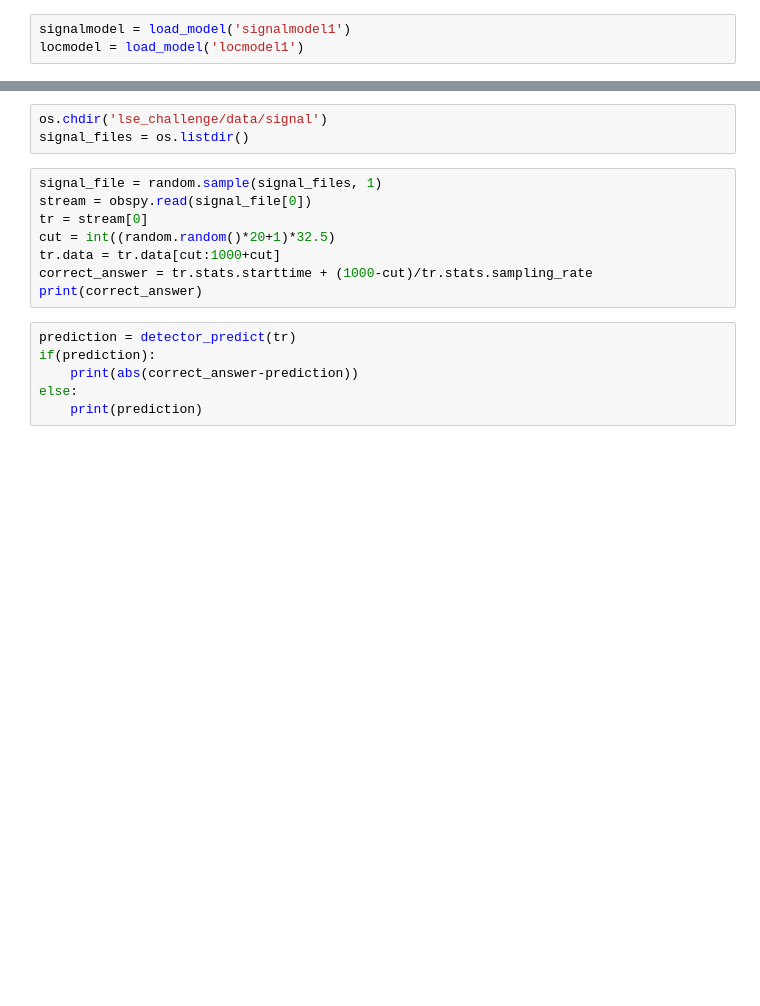
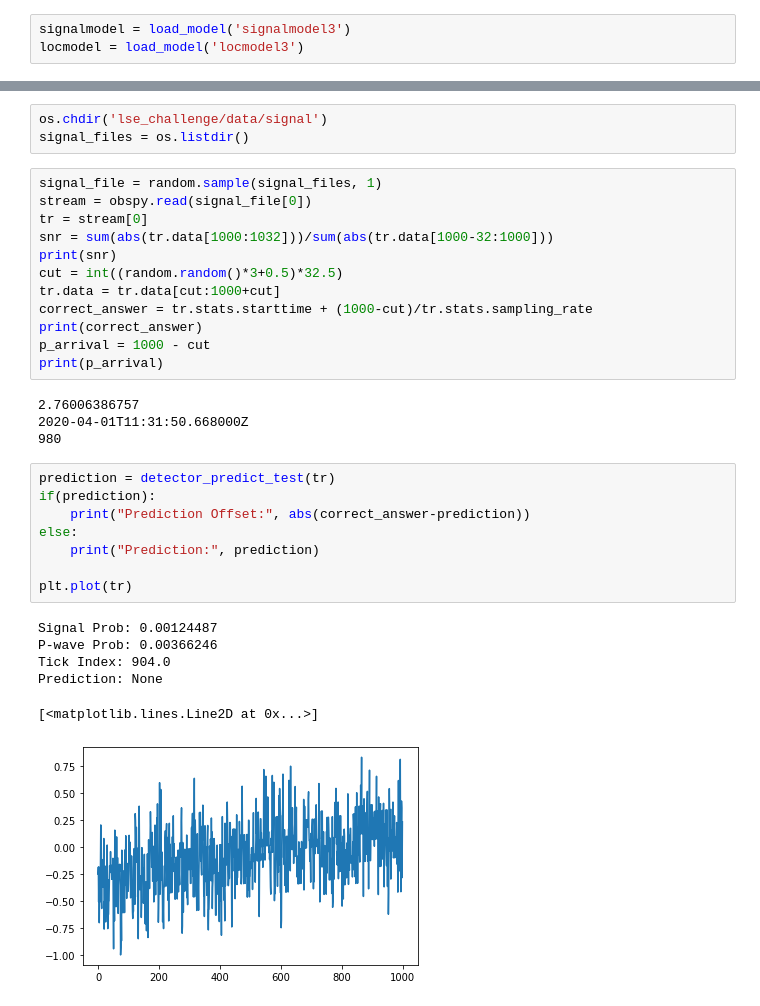
Before and after one commit to albertlk/grillochallenge, a Jupyter notebook: Detect_Predict.ipynb, the cells around one changed output, grey strips where cells are left out. Drawn from its saved outputs; the diff is of its cells as text; blank space fills up the shorter version.

Commit message:
Retrained models on a larger dataset, tuned detector script to work with validate.py

```diff
--- a/Detect_Predict.ipynb
+++ b/Detect_Predict.ipynb
@@ -11,5 +14,5 @@ os.getcwd()
 import warnings
 warnings.filterwarnings("ignore")
 # %%
-signalmodel = load_model('signalmodel1')
-locmodel = load_model('locmodel1')
+signalmodel = load_model('signalmodel3')
+locmodel = load_model('locmodel3')
@@ -98,13 +115,30 @@ signal_files = os.listdir()
 signal_file = random.sample(signal_files, 1)
 stream = obspy.read(signal_file[0])
 tr = stream[0]
-cut = int((random.random()*20+1)*32.5)
+snr = sum(abs(tr.data[1000:1032]))/sum(abs(tr.data[1000-32:1000]))
+print(snr)
+cut = int((random.random()*3+0.5)*32.5)
 tr.data = tr.data[cut:1000+cut]
 correct_answer = tr.stats.starttime + (1000-cut)/tr.stats.sampling_rate
 print(correct_answer)
+p_arrival = 1000 - cut
+print(p_arrival)
+# %% [output]
+2.76006386757
+2020-04-01T11:31:50.668000Z
+980
 # %%
-prediction = detector_predict(tr)
+prediction = detector_predict_test(tr)
 if(prediction):
-    print(abs(correct_answer-prediction))
+    print("Prediction Offset:", abs(correct_answer-prediction))
 else:
-    print(prediction)
+    print("Prediction:", prediction)
+
+plt.plot(tr)
+# %% [output]
+Signal Prob: 0.00124487
+P-wave Prob: 0.00366246
+Tick Index: 904.0
+Prediction: None
+[<matplotlib.lines.Line2D at 0x...>]
+[figure, added]
```
Also changed, not shown: parts of 3 cells of this notebook, 20 other files.
